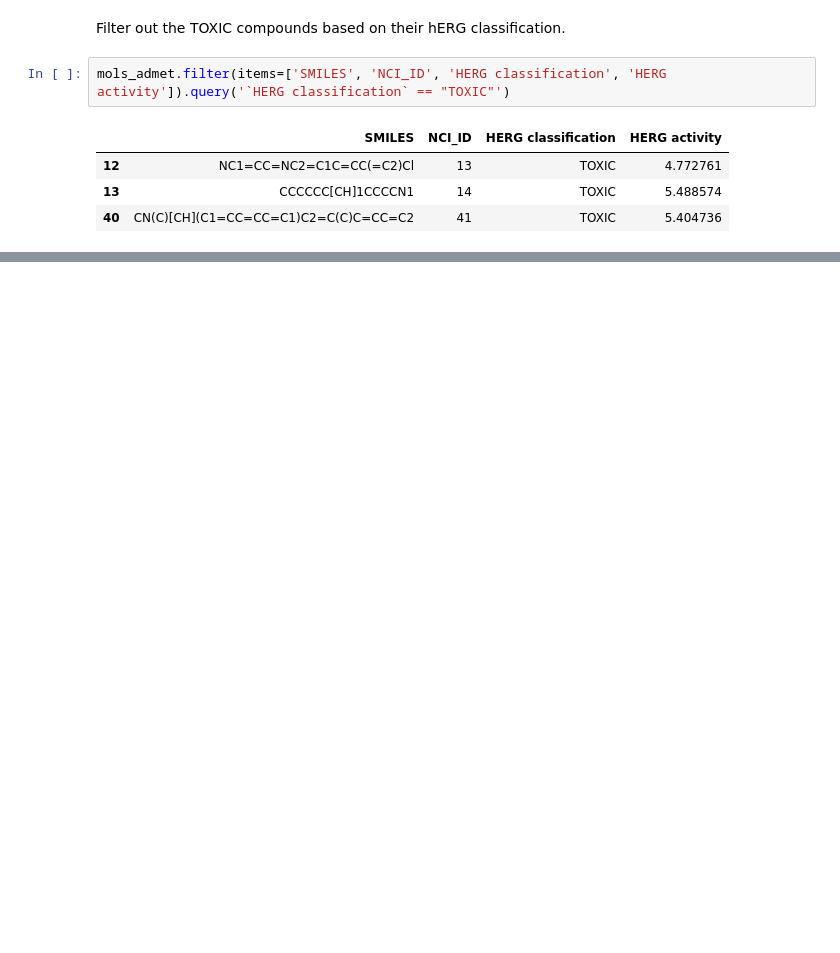
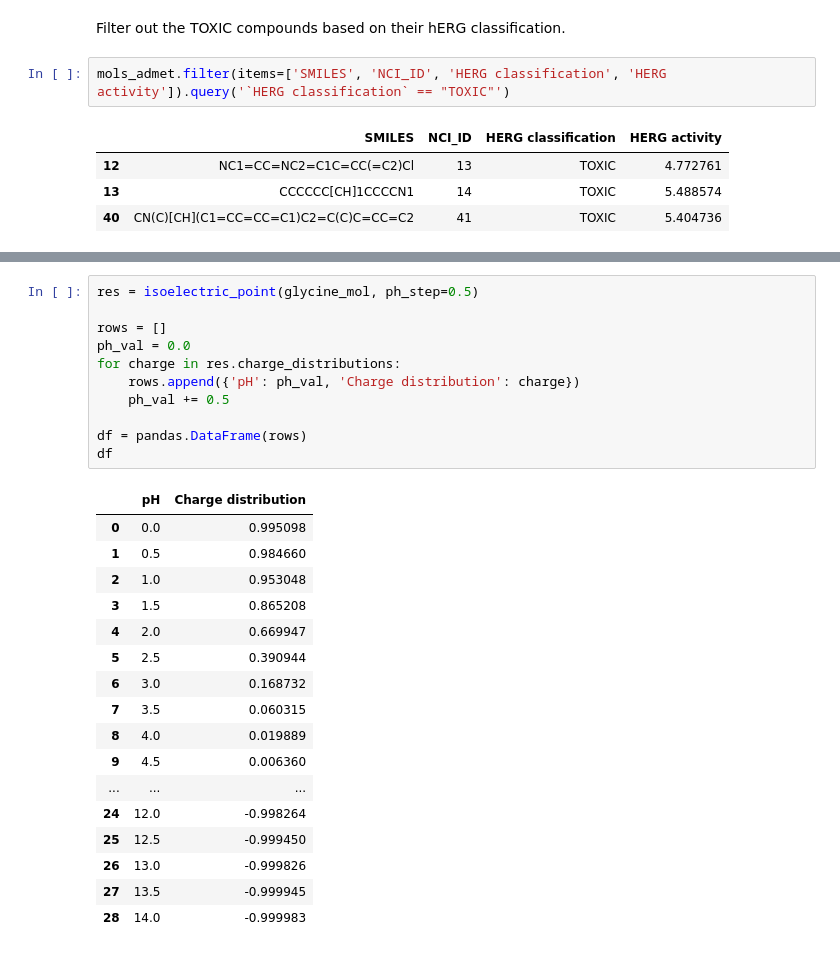
Before and after one commit to ChemAxon/python-examples, a Jupyter notebook: jupyter/02_calculators.ipynb, the cells around one changed output, grey strips where cells are left out. Saved outputs shown, nothing was run; the diff lists cells and outputs as text; blank space fills up the shorter version.

```diff
--- a/jupyter/02_calculators.ipynb
+++ b/jupyter/02_calculators.ipynb
@@ -174,0 +193,29 @@ mols_admet.filter(items=['SMILES', 'NCI_ID', 'HERG classification', 'HERG activi
+# %%
+res = isoelectric_point(glycine_mol, ph_step=0.5)
+
+rows = []
+ph_val = 0.0
+for charge in res.charge_distributions:
+    rows.append({'pH': ph_val, 'Charge distribution': charge})
+    ph_val += 0.5
+
+df = pandas.DataFrame(rows)
+df
+# %% [output]
+|  | pH | Charge distribution |
+| 0 | 0.0 | 0.995098 |
+| 1 | 0.5 | 0.984660 |
+| 2 | 1.0 | 0.953048 |
+| 3 | 1.5 | 0.865208 |
+| 4 | 2.0 | 0.669947 |
+| 5 | 2.5 | 0.390944 |
+| 6 | 3.0 | 0.168732 |
+| 7 | 3.5 | 0.060315 |
+| 8 | 4.0 | 0.019889 |
+| 9 | 4.5 | 0.006360 |
+| ... | ... | ... |
+| 24 | 12.0 | -0.998264 |
+| 25 | 12.5 | -0.999450 |
+| 26 | 13.0 | -0.999826 |
+| 27 | 13.5 | -0.999945 |
+| 28 | 14.0 | -0.999983 |
```
Also changed, not shown: parts of 3 cells of this notebook.
